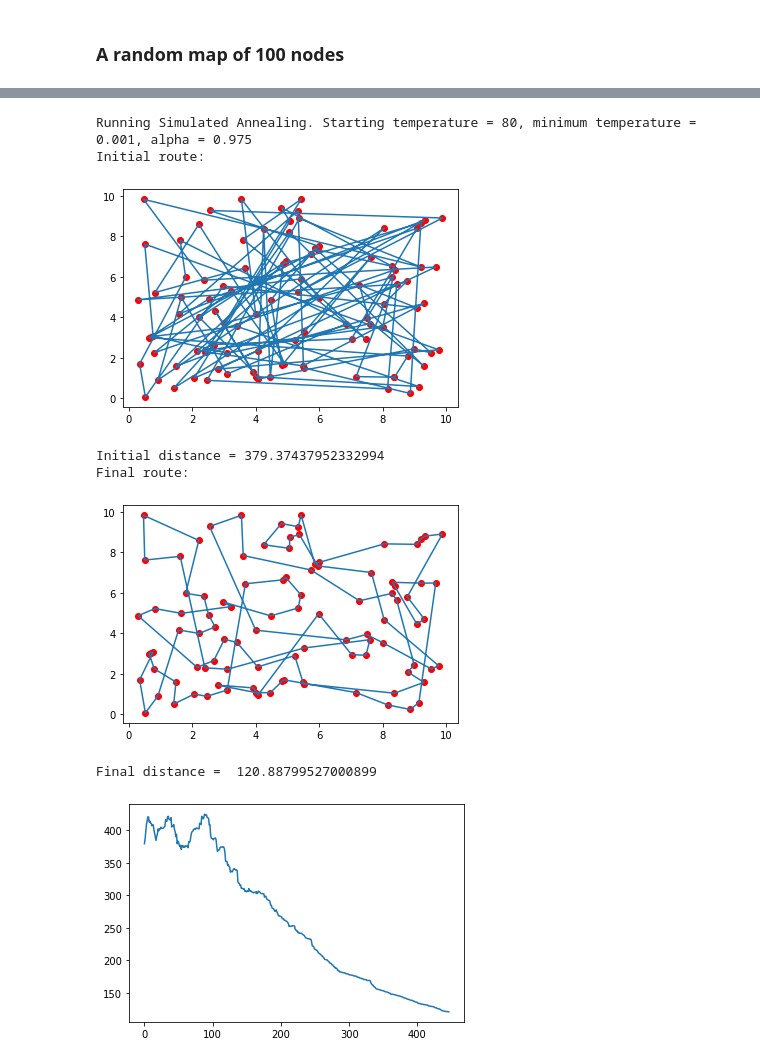
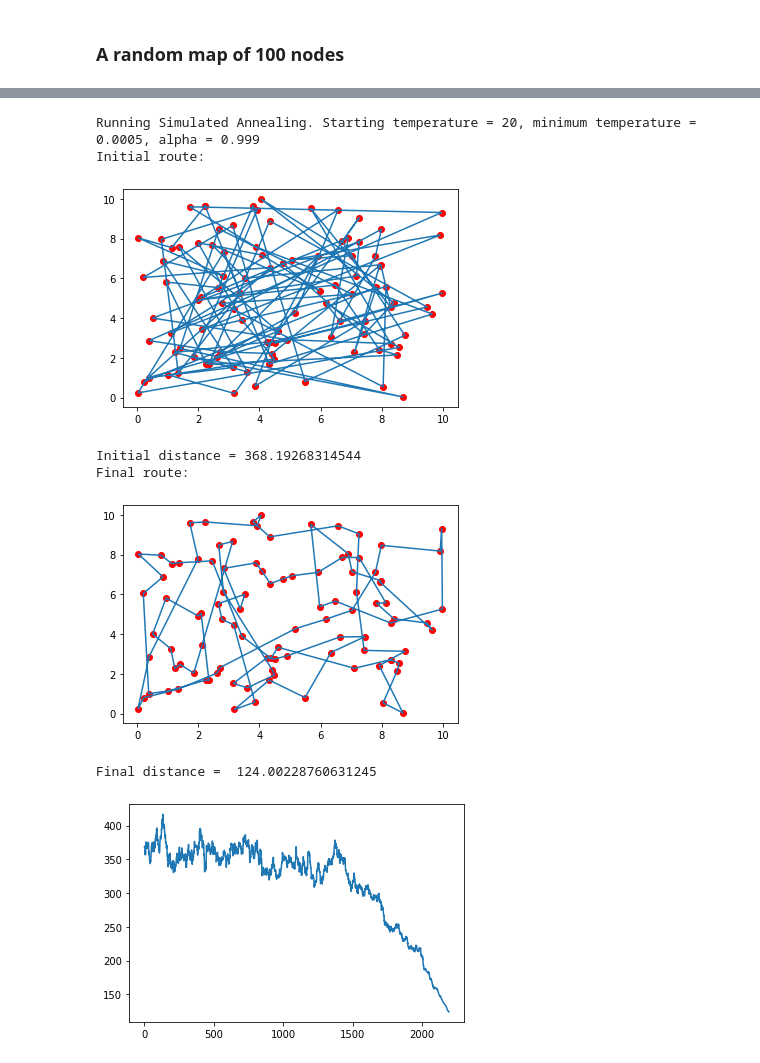
Before and after one commit to alexnikiporenko/travelling_salesman, a Jupyter notebook: Travelling Salesman - Simulated Annealing.ipynb, the cells around one changed output, grey strips where cells are left out. Cells and saved outputs as stored; diff of their text form; code cells hidden in the pictures.

```diff
--- a/Travelling Salesman - Simulated Annealing.ipynb
+++ b/Travelling Salesman - Simulated Annealing.ipynb
@@ -94,43 +109,0 @@ Initial Random Path distance: 65.80368407112402
-# %%
-def acceptance_probability(current, new, temp):
-    if new < current:
-        return 1
-    else:
-        return math.exp( (current-new)/temp )
-
-# function that swaps two random nodes
-def node_swapper(path):
-    p = list(path)
-    index1 = random.randrange(0, len(p))
-    index2 = index1
-    while index2 == index1:
-        index2 = random.randrange(0, len(p))
-    temp = p[index2]
-    p[index2] = p[index1]
-    p[index1] = temp
-    return p
-
-def simulated_annealing(cits, path, tmax, tmin, alpha):
-    p = list(path)
-    print(f"Running Simulated Annealing. Starting temperature = {tmax}, minimum temperature = {tmin}, alpha = {alpha}")
-    print("Initial route:")
-    draw_path(cits, p)
-    current = calculate_distance(cits, p)
-    print("Initial distance =", current)
-    dists = [current]
-    while tmax > tmin:
-        new_p = node_swapper(p)
-        new_p_dist = calculate_distance(cits, new_p)
-        tmax
-        if acceptance_probability(current, new_p_dist, tmax) > random.random():
-            p = list(new_p)
-            current = calculate_distance(cits, p)
-            dists.append(current)
-            tmax *= alpha
-    print("Final route:")
-    draw_path(cits, p)
-    print("Final distance = ", dists[-1])
-    plt.plot(dists)
-    plt.show()
-
-simulated_annealing(cities, initial_random, 25, 0.001, 0.835)
@@ -183,12 +194,12 @@ Initial Random Path distance: 379.37437952332994
 # %%
-simulated_annealing(rand_cities, initial_random, 80, 0.001, 0.975)
+simulated_annealing(rand_cities, initial_random, 20, 0.0005, 0.999)
 # %% [output]
-Running Simulated Annealing. Starting temperature = 80, minimum temperature = 0.001, alpha = 0.975
+Running Simulated Annealing. Starting temperature = 20, minimum temperature = 0.0005, alpha = 0.999
 Initial route:
-[figure, old version]
+[figure, new version]
-Initial distance = 379.37437952332994
+Initial distance = 368.19268314544
 Final route:
-[figure, old version]
+[figure, new version]
-Final distance =  120.88799527000899
+Final distance =  124.00228760631245
-[figure, old version]
+[figure, new version]
 # %%
```
Also changed, not shown: parts of 12 cells of this notebook.
